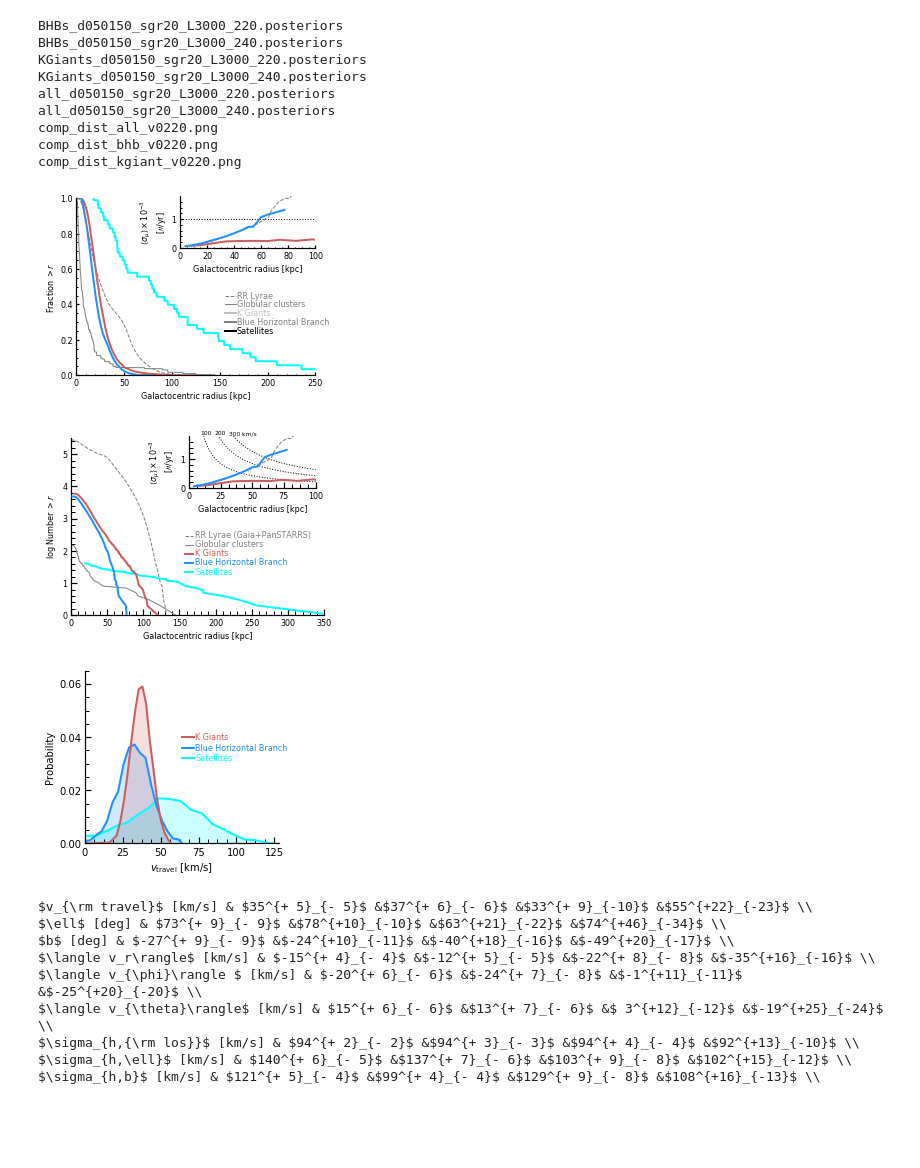
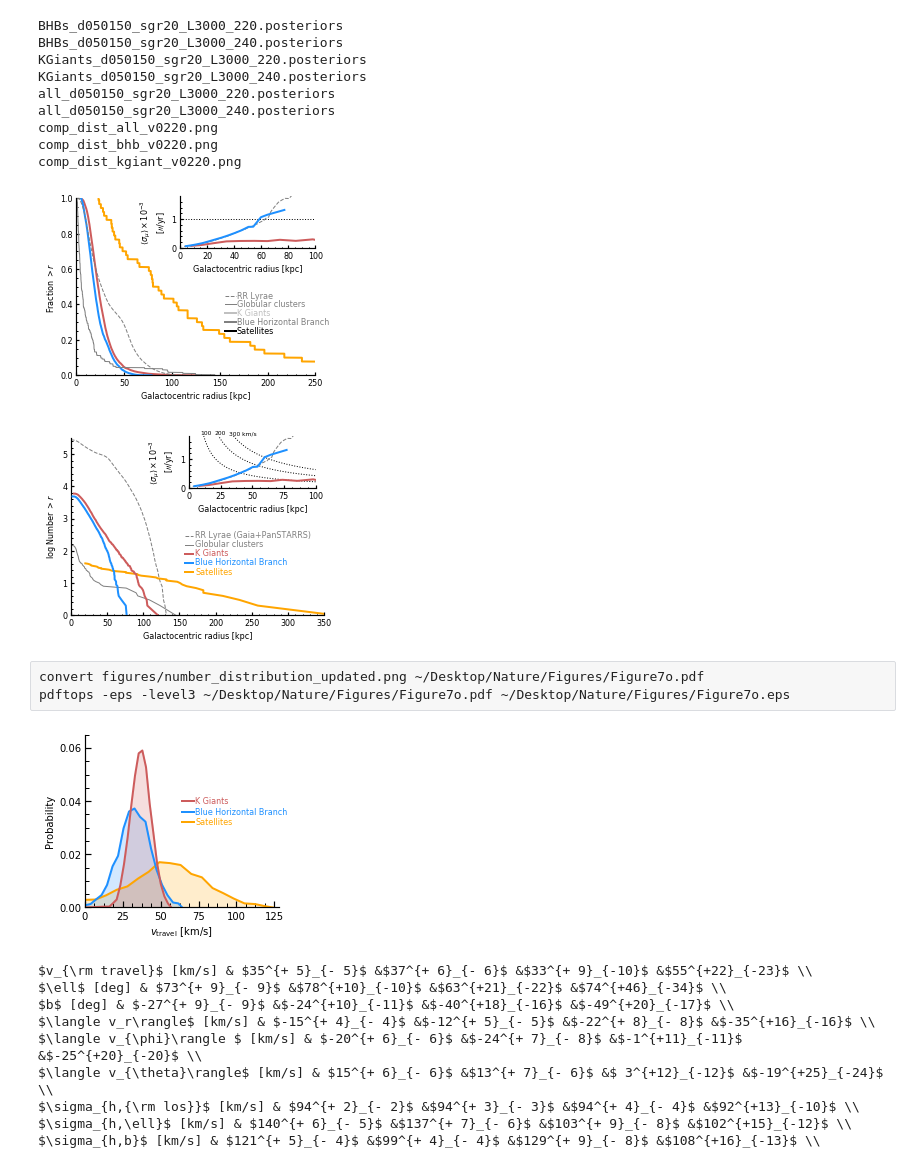
Before and after one commit to michael-petersen/ReflexMotion, a Jupyter notebook: Posterior-Plots.ipynb, the cells around one changed output. Saved outputs shown, nothing was run; the diff lists cells and outputs as text; code cells hidden in the pictures; blank space fills up the shorter version.

```diff
--- a/Posterior-Plots.ipynb
+++ b/Posterior-Plots.ipynb
@@ -333,6 +333,8 @@ mpl.rcParams['axes.spines.right'] = False
 mpl.rcParams['axes.spines.top'] = False
 
 
+satcolor='cyan'
+satcolor='orange'
 
 
 fig = plt.figure(figsize=(4.0,3))
@@ -340,14 +342,14 @@ ax = fig.add_axes([0.12,0.13,0.83,0.82])
 
 
 I = np.genfromtxt('../Shells/satdist.txt')
-
+I = np.genfromtxt('processed/satdist_mcconnachie.txt')
 radj = I[:,0]; num = I[:,1]
 
 
 spl = UnivariateSpline(num,radj,k=4,s=1)
 spl = interp1d(num,radj,'nearest')
 tstdist = np.linspace(0.,1.,1000)
-plt.plot(spl(tstdist),1.-tstdist,color='cyan')
+plt.plot(spl(tstdist),1.-tstdist,color=satcolor)
 
 
 
@@ -458,7 +460,7 @@ ax2.set_ylabel('$\\langle \\sigma_\mu \\rangle\\times10^{-3}$\n[$\prime\prime$/y
 #plt.savefig('/Users/mpetersen/Dropbox/mike/data/distance_distribution.png')
 plt.savefig('figures/distance_distribution.png')
 # %% [output]
-[figure, old version]
+[figure, new version]
 # %%
 
 
@@ -528,7 +530,7 @@ nrange = np.arange(0.,d.size,1)
 radj = d[dsort]
 num = d.size - nrange
 
-ax.plot(radj,np.log10(num),color='cyan',lw=2.)
+ax.plot(radj,np.log10(num),color=satcolor,lw=2.)
 
 In = np.genfromtxt('/Users/mpetersen/Dropbox/mike/data/RRL_cohen_cartesian_heliocentric_sgr.txt',skip_header=1)
 d = In[:,8]
@@ -545,7 +547,7 @@ compname=['Satellites','Blue horizontal branch','K giants','RR Lyrae (Cohen)','R
 colorlist = ['cyan','dodgerblue','indianred','darkcyan','gray','gray']
 
 compname=['Satellites','Blue Horizontal Branch','K Giants','Globular clusters','RR Lyrae (Gaia+PanSTARRS)']
-colorlist = ['cyan','dodgerblue','indianred','gray','gray']
+colorlist = [satcolor,'dodgerblue','indianred','gray','gray']
 
 
 push = 2.
@@ -624,7 +626,10 @@ ax2.set_ylabel('$\\langle \\sigma_\mu \\rangle\\times10^{-3}$\n[$\prime\prime$/y
 #plt.savefig('/Users/mpetersen/Dropbox/mike/data/number_distribution_updated.png')
 plt.savefig('figures/number_distribution_updated.png')
 # %% [output]
-[figure, old version]
+[figure, new version]
+# %% [raw]
+convert figures/number_distribution_updated.png ~/Desktop/Nature/Figures/Figure7o.pdf
+pdftops -eps -level3 ~/Desktop/Nature/Figures/Figure7o.pdf ~/Desktop/Nature/Figures/Figure7o.eps
 # %%
 
 mpl.rcParams['axes.linewidth'] = 1.2
@@ -645,6 +650,8 @@ mpl.rcParams['ytick.minor.size'] = 4.
 dictnames = [SAT,BHB,KGiants]#,ALL]#,ALL]
 compname = ['Satellites','Blue Horizontal Branch','K Giants','Combined stars']
 colorlist = ['cyan','dodgerblue','indianred','silver']
+colorlist = ['orange','dodgerblue','indianred','silver']
+
 
 
 
@@ -653,34 +660,34 @@ fig = plt.figure(figsize=(3.5,3))
 ax = fig.add_axes([0.18,0.15,0.77,0.8])
 
 for idict,dictname in enumerate(dictnames):
         A,B = norm_histogram(dictname['vtravel'],bins=nbins)
 
         ax.fill_between(A,np.zeros(A.size),B,color=colorlist[idict],alpha=0.2)
 
 for idict,dictname in enumerate(dictnames):
         Aa,Bb = norm_histogram(dictname['vtravel'],bins=nbins)
         A = np.concatenate([[0.],Aa,[1.04*np.nanmax(Aa)]])
         B = np.concatenate([[0.],Bb,[0.]])
 
         ax.plot(A,B,color=colorlist[idict])#,linestyle='steps-mid')
         ax.text(73.,0.032+idict*0.004,compname[idict],color=colorlist[idict],size=8,va='center')
         ax.plot([64.,72.],[0.032+idict*0.004,0.032+idict*0.004],color=colorlist[idict])
 
 ax.axis([0.,128.,0.,0.065])
 
 
 ax.tick_params(axis="both",which='both',direction="in")
 
 ax.set_xticks(np.arange(0.,126,25.))
 ax.set_yticks(np.arange(0.,0.065,0.02))
 
 
 ax.set_xlabel('$v_{\\rm travel}$ [km/s]',size=10)
 ax.set_ylabel('Probability',size=10)
 
 plt.savefig('figures/vtravel_correlated_mcconnachie_40_noall.png',dpi=300)
 # %% [output]
-[figure, old version]
+[figure, new version]
 # %%
 
 def report_posteriors(posteriors):
```
Also changed, not shown: parts of 4 cells of this notebook, 16 other files.
